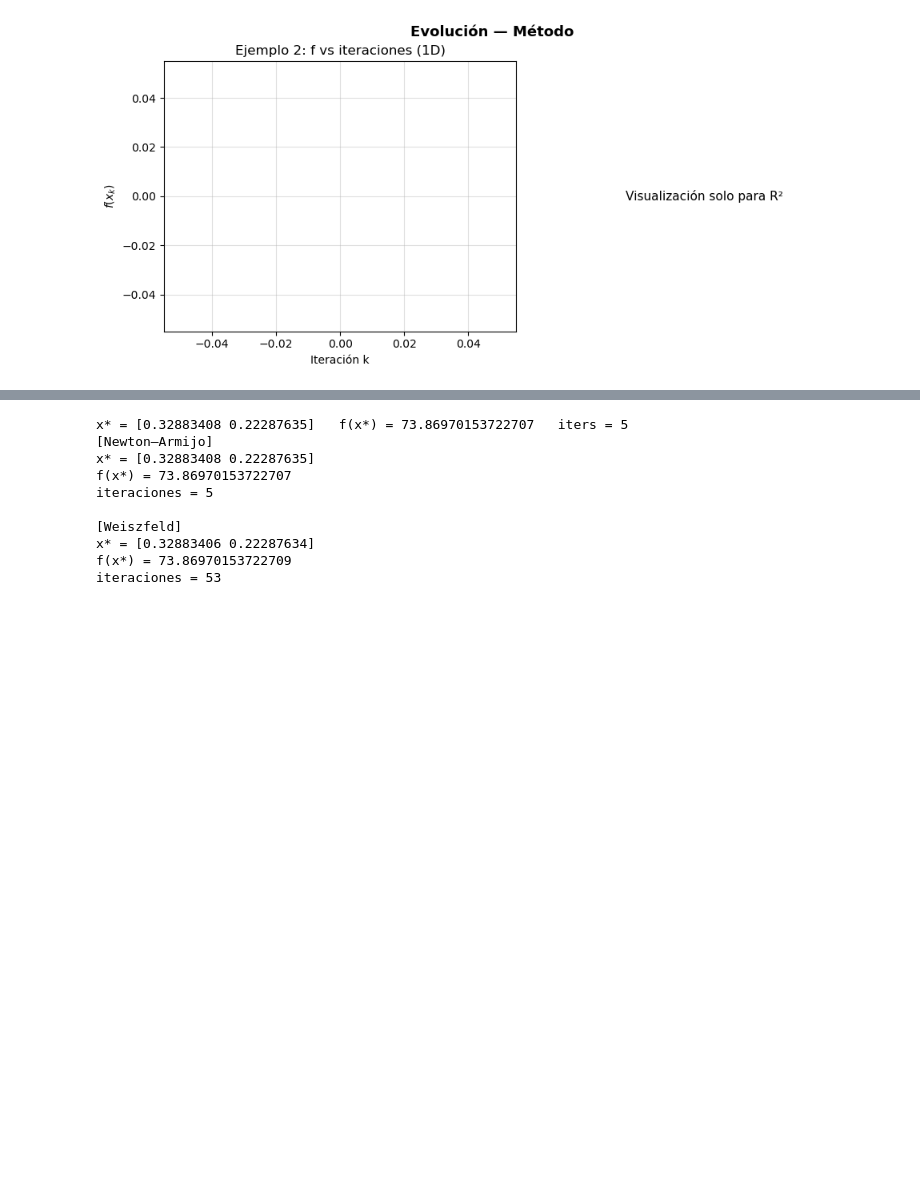
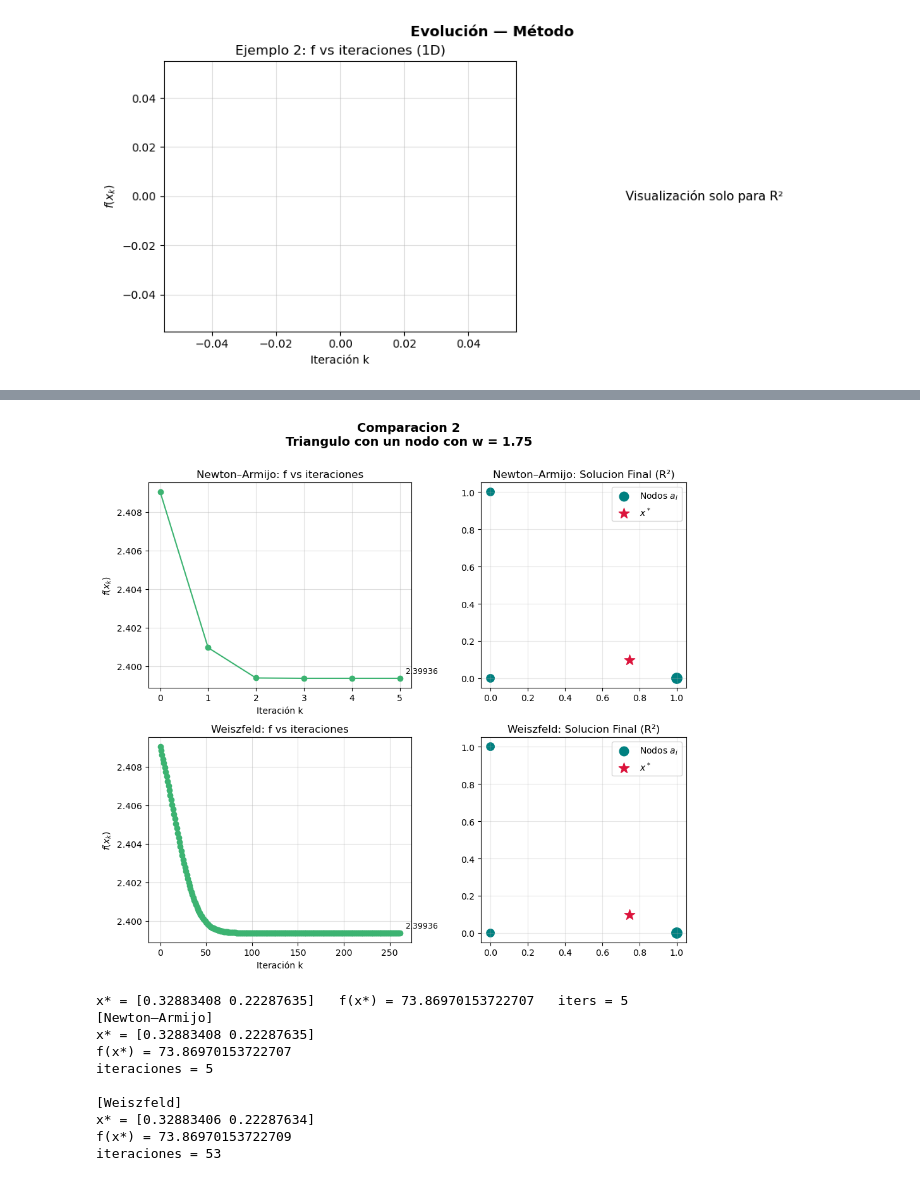
Before and after one commit to santiagofada/FermatWeberProblem, a Jupyter notebook: notebooks/tests.ipynb, the cells around one changed output, grey strips where cells are left out. Cells and saved outputs as stored; diff of their text form; code cells hidden in the pictures; blank space fills up the shorter version.

```diff
--- a/notebooks/tests.ipynb
+++ b/notebooks/tests.ipynb
@@ -126,3 +162,40 @@ iteraciones = 0
+# %%
+import matplotlib.pyplot as plt
+
+res_newton = newton_armijo(A, w)
+res_weisz = weiszfeld(A, w)
+
+fig, axes = plt.subplots(2, 2, figsize=(10, 9))
+
+# --- Newton ---
+plot_f_history(res_newton["hist"], ax=axes[0, 0],
+               title="Newton–Armijo: f vs iteraciones")
+plot_points_and_solution_2d(A, w, res_newton["x"],
+                            ax=axes[0, 1],
+                            title="Newton–Armijo: Solucion Final (R²)",
+                            path=np.array([h.get("x", res_newton["x"])
+                                           for h in res_newton["hist"]
+                                           if "x" in h]))
+
+# --- Weiszfeld ---
+plot_f_history(res_weisz["hist"], ax=axes[1, 0],
+               title="Weiszfeld: f vs iteraciones")
+plot_points_and_solution_2d(A, w, res_weisz["x"],
+                            ax=axes[1, 1],
+                            title="Weiszfeld: Solucion Final (R²)",
+                            path=np.array([h.get("x", res_weisz["x"])
+                                           for h in res_weisz["hist"]
+                                           if "x" in h]))
+
+fig.suptitle("Comparacion 2\nTriangulo con un nodo con w = 1.75\n", fontsize=14, weight="bold")
+fig.tight_layout()
+#fig.subplots_adjust(top=0.93)
+
+# Guardar la figura
+fig.savefig("../src/imgs/comparacion_triangulo_pesado.png", dpi=200)
+plt.show()
+# %% [output]
+[figure, added]
 # %%
 rng = np.random.default_rng(42)
 C = np.array([[0.0, 0.0], [3.0, 0.0], [0.0, 3.0]])
```
Also changed, not shown: parts of 10 cells of this notebook, 7 other files.
